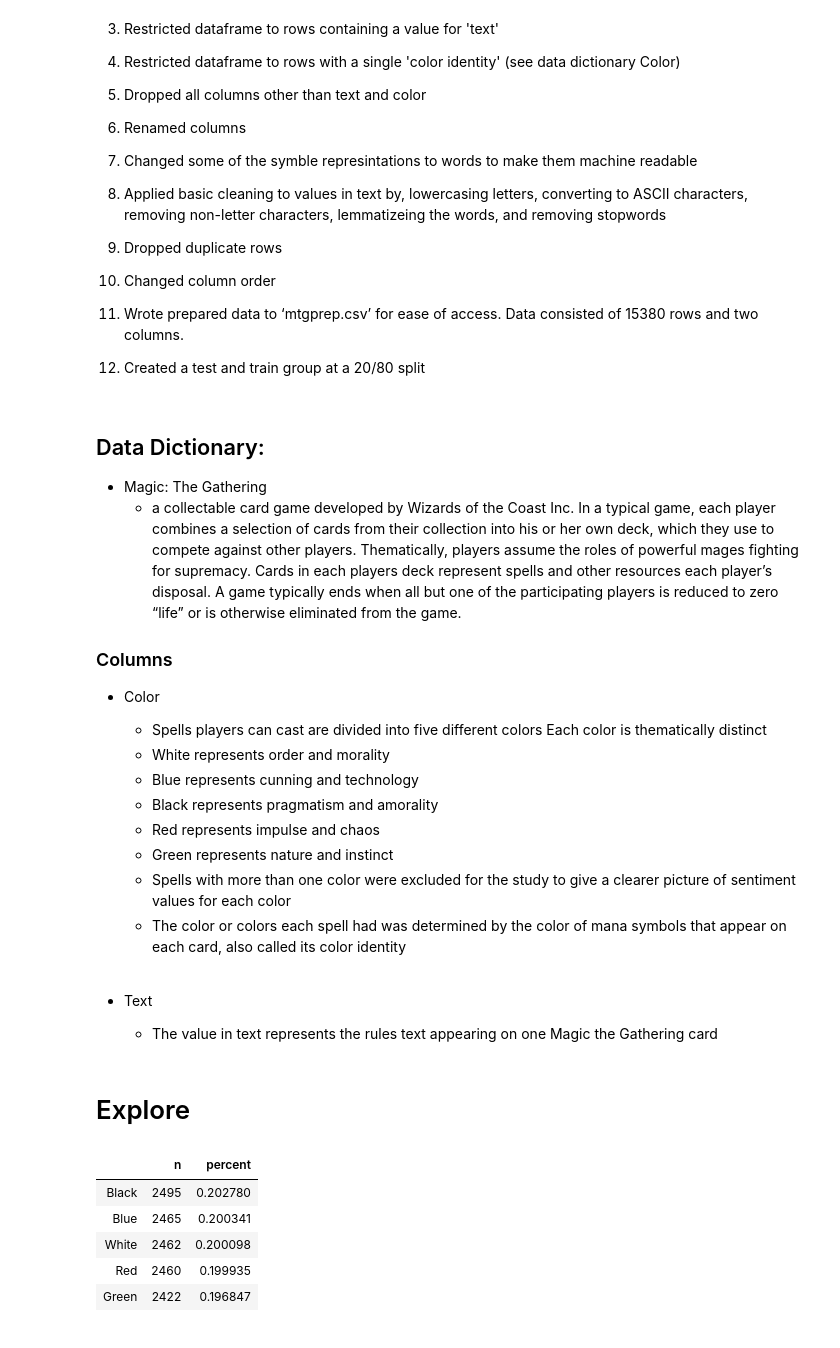
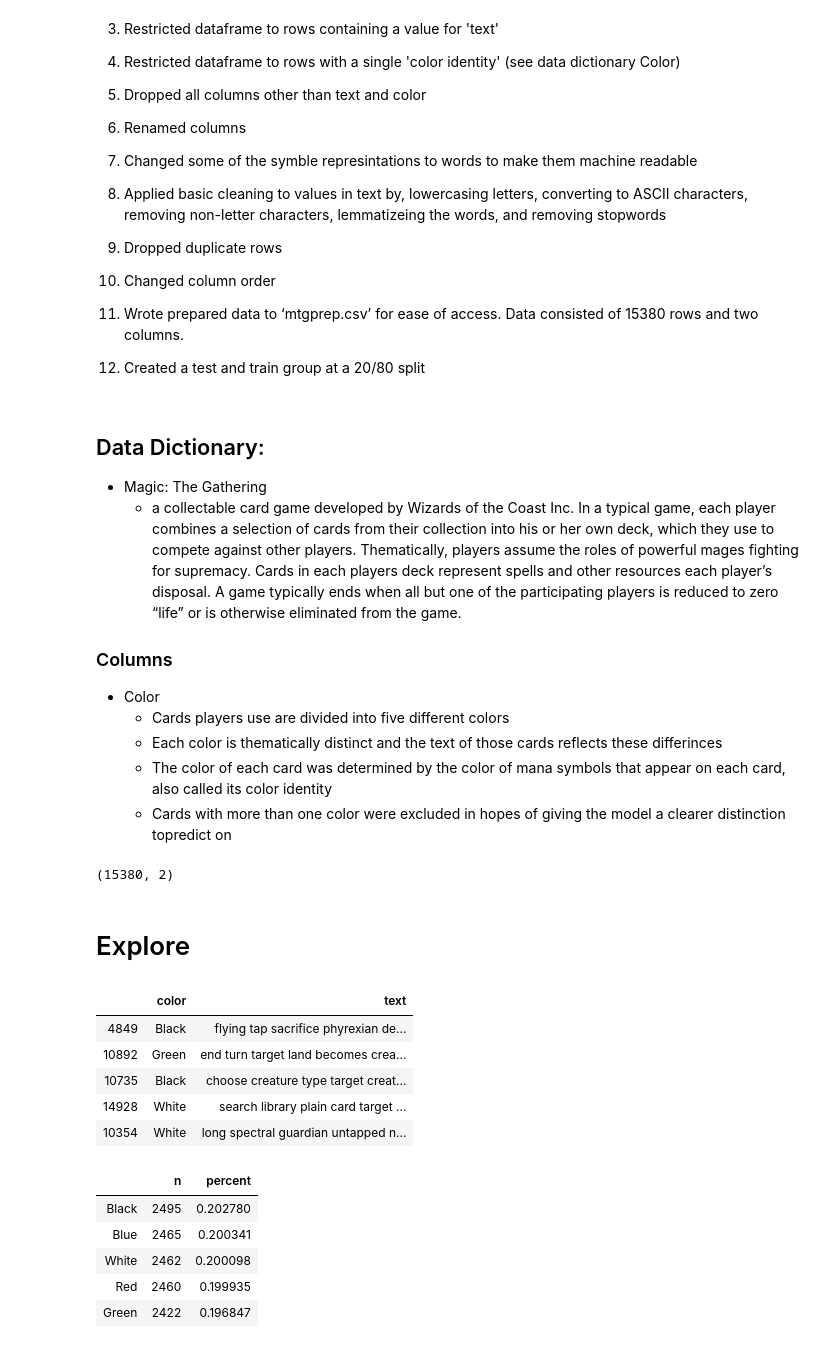
Before and after one commit to Johndsalas/-Magic_The_Gathering_NLP, a Jupyter notebook: NLP_MTG.ipynb, the cells around one changed output. Saved outputs shown, nothing was run; the diff lists cells and outputs as text; code cells hidden in the pictures.

```diff
--- a/NLP_MTG.ipynb
+++ b/NLP_MTG.ipynb
@@ -74,27 +74,31 @@ The following steps were taken to prepare the data:
 ### Columns
 
 * Color
-    * Spells players can cast are divided into five different colors Each color is thematically distinct
-    * White represents order and morality
-    * Blue represents cunning and technology
-    * Black represents pragmatism and amorality
-    * Red represents impulse and chaos
-    * Green represents nature and instinct
-    * Spells with more than one color were excluded for the study to give a clearer picture of sentiment values for each color
-    * The color or colors each spell had was determined by the color of mana symbols that appear on each card, also called its color identity
-    <br />
-
-
-* Text
-    * The value in text represents the rules text appearing on one Magic the Gathering card
+    * Cards players use are divided into five different colors
+    * Each color is thematically distinct and the text of those cards reflects these differinces
+    * The color of each card was determined by the color of mana symbols that appear on each card, also called its color identity
+    * Cards with more than one color were excluded in hopes of giving the model a clearer distinction topredict on     <br />
 # %%
 # prepare data
 df = p.get_preped_data()
 
 #create test and train groups
 train, test = p.split_data(df)
+# %%
+df.shape
+# %% [output]
+(15380, 2)
 # %% [markdown]
 # Explore
+# %%
+train.head()
+# %% [output]
+|  | color | text |
+| 4849 | Black | flying tap sacrifice phyrexian de... |
+| 10892 | Green | end turn target land becomes crea... |
+| 10735 | Black | choose creature type target creat... |
+| 14928 | White | search library plain card target ... |
+| 10354 | White | long spectral guardian untapped n... |
 # %%
 e.get_distribution(train)
 # %% [output]
```
Also changed, not shown: parts of 3 cells of this notebook, 1 other file.
